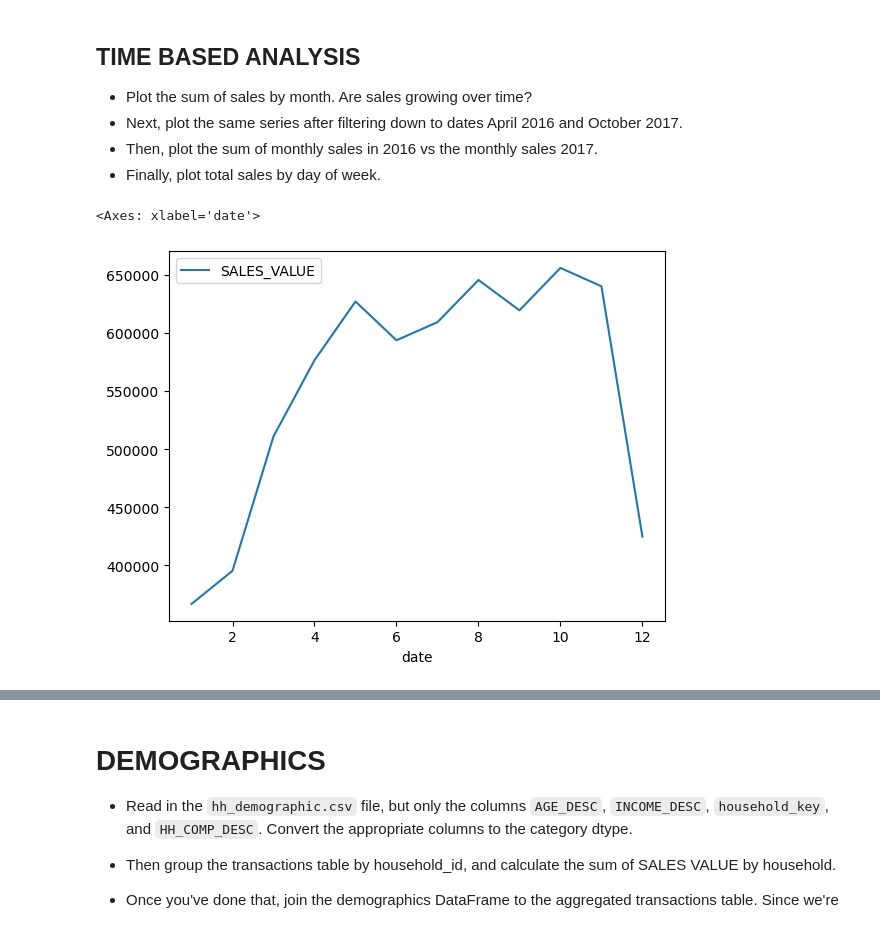
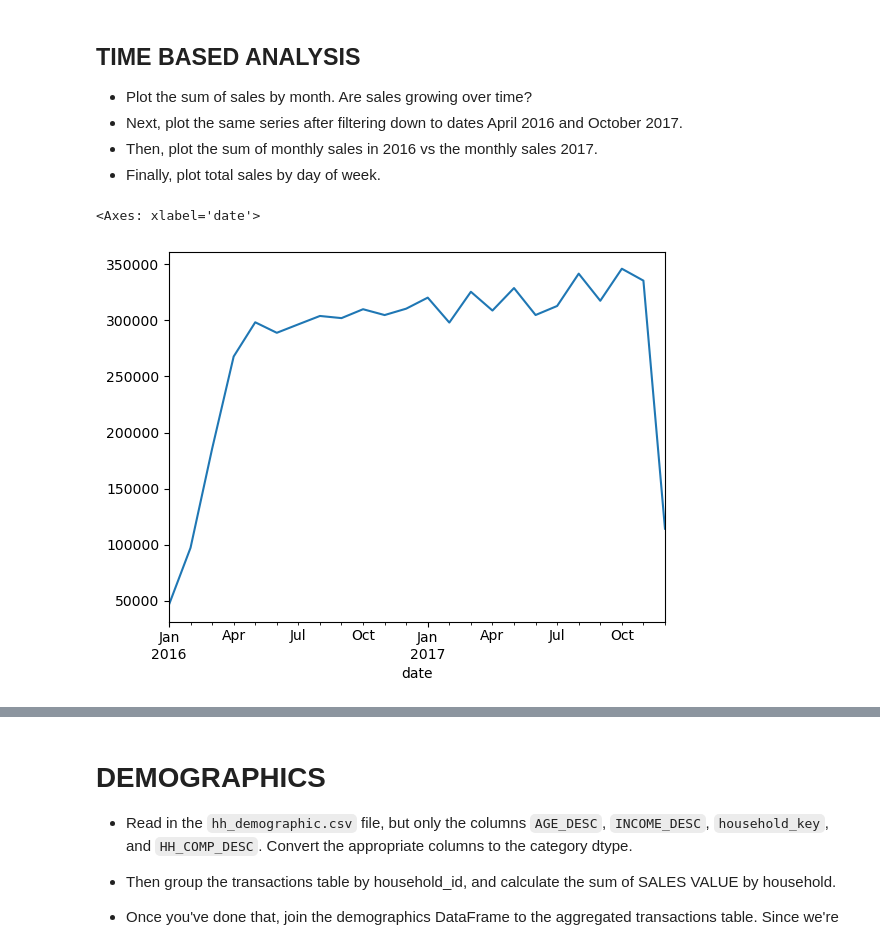
Before and after one commit to Kshitij-Chavan/Maven-Mega-Mart-Pandas, a Jupyter notebook: Notebooks/maven_mega_mart.ipynb, the cells around one changed output, grey strips where cells are left out. Saved outputs shown, nothing was run; the diff lists cells and outputs as text; code cells hidden in the pictures.

```diff
--- a/Notebooks/maven_mega_mart.ipynb
+++ b/Notebooks/maven_mega_mart.ipynb
@@ -20,10 +20,11 @@ path = '../Data/project_transactions.csv'
 
 # Setting the columns that we are going to required for analysis
 cols = ['household_key', 'BASKET_ID', 'DAY', 'PRODUCT_ID', 'QUANTITY', 'SALES_VALUE']
+dtype = {'DAY' : 'Int16', 'QUANTITY' : 'Int32', 'PRODUCT_ID' : 'Int32'}
 
 # Converting `DAY`, `QUANTITY`, and `PRODUCT_ID` to the smallest appropriate integer types
 
-transactions = pd.read_csv(path, usecols=cols, dtype={'DAY' : 'Int16', 'QUANTITY' : 'Int32', 'PRODUCT_ID' : 'Int32'})
+transactions = pd.read_csv(path, usecols=cols, dtype= dtype)
 
 transactions.head()
 # %% [output]
@@ -82,11 +95,8 @@ transactions.head()
 # %%
 # Plotting the graph showing sum of sales by month
 
-# Creating groupby on month and putting aggregation on sales
-sales_by_month = transactions.groupby(transactions['date'].dt.month).agg({'SALES_VALUE' : 'sum'})
-
-# Plotting the Graph
-sales_by_month.plot()
+# Set date index, resample on month end, grab sales and plot
+transactions.set_index('date').resample('ME').sum().loc[:,'SALES_VALUE'].plot()
 # %% [output]
 <Axes: xlabel='date'>
-[figure, old version]
+[figure, new version]
```
Also changed, not shown: parts of 4 cells of this notebook.
